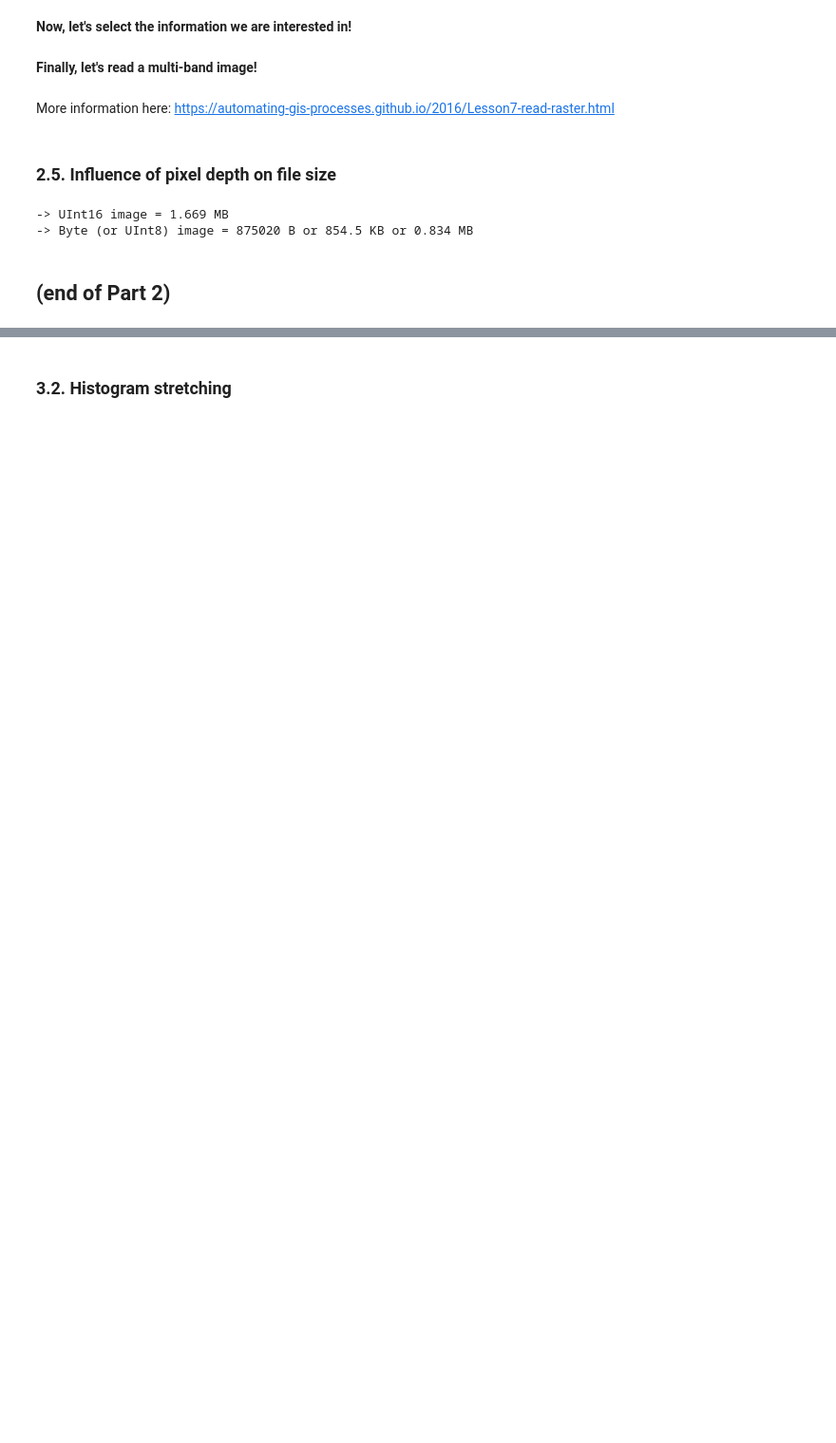
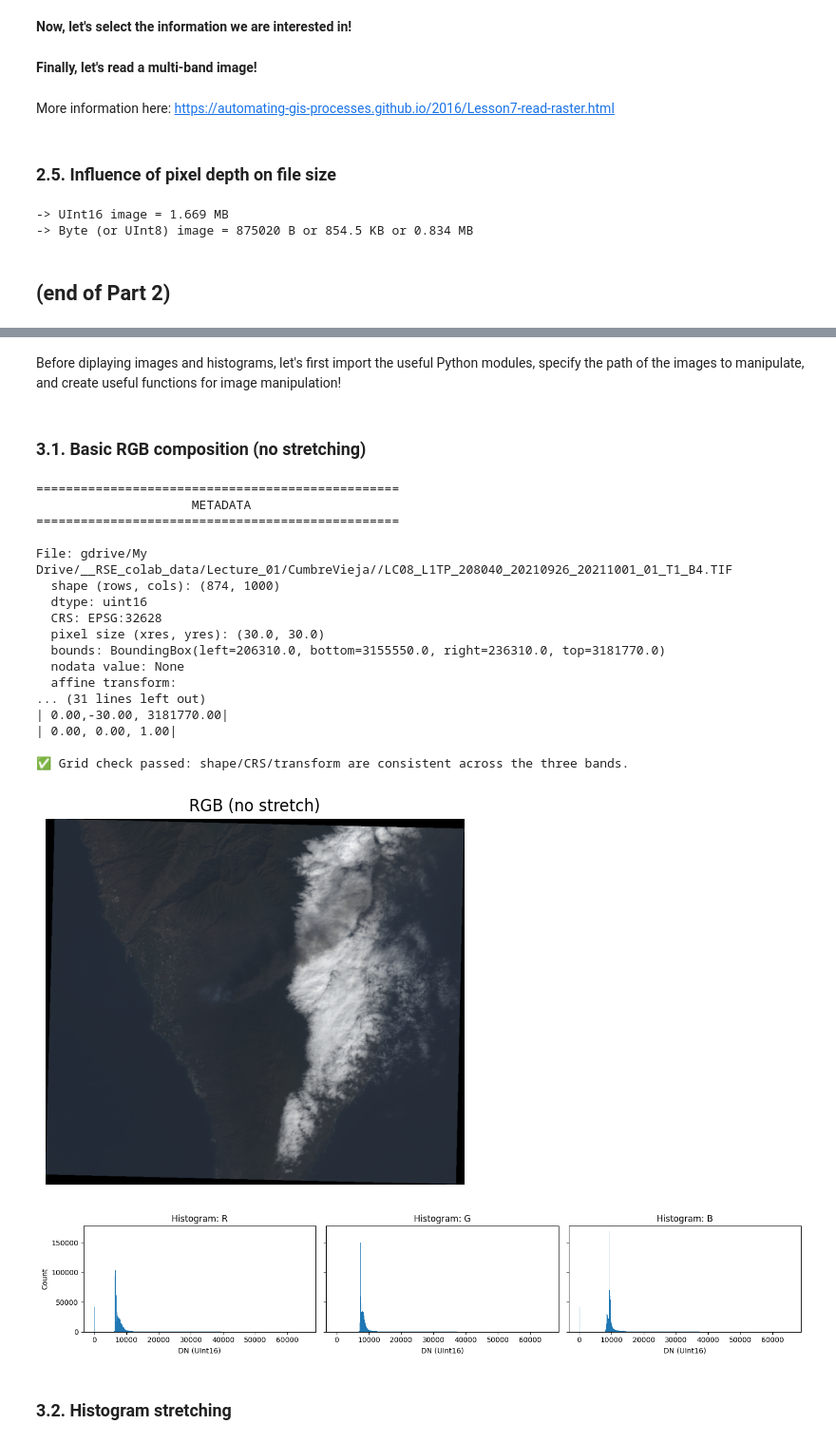
Before and after one commit to besmets/RSE_course, a Jupyter notebook: RSE_Lecture_01_image_processing_with_Python.ipynb, the cells around one changed output, grey strips where cells are left out. Shown at 95% size. Drawn from its saved outputs; the diff is of its cells as text; code cells hidden in the pictures; blank space fills up the shorter version.

```diff
--- a/RSE_Lecture_01_image_processing_with_Python.ipynb
+++ b/RSE_Lecture_01_image_processing_with_Python.ipynb
@@ -374,27 +338,0 @@ print('-> Byte (or UInt8) image = ' + str(file_size_Byte) + ' B' + ' or ' + str(
-# %%
-import rasterio as rio
-from rasterio.plot import show_hist
-import matplotlib.pyplot as plt
-
-# Image paths
-directory = f'{lecture01_path}/CumbreVieja/'
-single_band = 'LC08_L1TP_208040_20210926_20211001_01_T1_B5.TIF'
-multi_band = 'landsat_stack.tif'
-
-# Load the image
-img = rio.open(f"{directory}{single_band}")
-
-# Display the histogram
-fig, axhist = plt.subplots(1, 1)
-show_hist(source=img, bins=100, title='Histogram', histtype='stepfilled', alpha=0.5, ax=axhist)
-axhist.get_legend().remove() # used to remove the legend within the histogram
-# %%
-## Let's diplay a histogram for a multi-band image
-
-# Load the image
-multi_band_img = rio.open(f"{directory}{multi_band}")
-
-# Display the histogram
-fig, axhist = plt.subplots(1, 1)
-show_hist(source=multi_band_img, bins=100, stacked=False, title='Histogram', histtype='stepfilled', alpha=0.5, ax=axhist)
-axhist.get_legend().remove() # used to remove the legend within the histogram
@@ -439,0 +339,2 @@ show_color_histogram(bgr_image, stretch=[256])
+# %% [markdown]
+Before diplaying images and histograms, let's first import the useful Python modules, specify the path of the images to manipulate, and create useful functions for image manipulation!
@@ -440,3 +492,42 @@ show_color_histogram(bgr_image, stretch=[256])
+# %% [markdown]
+### 3.1.  Basic RGB composition (no stretching)
+# %%
+# Read the spectral bands
+r, mr = read_band(red_path)
+g, mg = read_band(green_path)
+b, mb = read_band(blue_path)
+# %%
+# Check what you are actually loading (metadata)
+print_meta(mr)
+print_meta(mg)
+print_meta(mb)
+
+# Verify co-registration (same grid)
+check_same_grid([mr, mg, mb])
+
+# Stack + display the image and associated histogram
+bands = np.stack([r, g, b], axis=0).astype(np.uint16)
+show_rgb_and_hists(bands, titles=("R", "G", "B"), image_title="RGB (no stretch)", hist_max=65535)
+# %% [output]
+=================================================
+                     METADATA
+=================================================
+
+File: gdrive/My Drive/__RSE_colab_data/Lecture_01/CumbreVieja//LC08_L1TP_208040_20210926_20211001_01_T1_B4.TIF
+  shape (rows, cols): (874, 1000)
+  dtype: uint16
+  CRS: EPSG:32628
+  pixel size (xres, yres): (30.0, 30.0)
+  bounds: BoundingBox(left=206310.0, bottom=3155550.0, right=236310.0, top=3181770.0)
+  nodata value: None
+  affine transform:
+... (31 lines left out)
+| 0.00,-30.00, 3181770.00|
+| 0.00, 0.00, 1.00|
+
+✅ Grid check passed: shape/CRS/transform are consistent across the three bands.
+[figure, added]
+[figure, added]
 # %% [markdown]
 ### 3.2.  Histogram stretching
 # %% [markdown]
```
Also changed, not shown: parts of 22 cells of this notebook.
